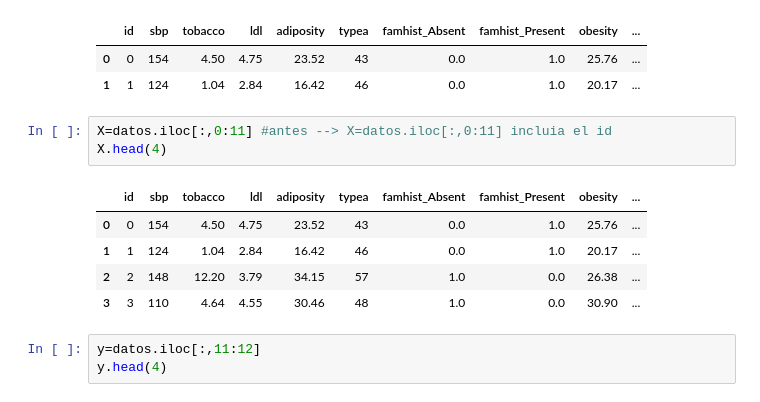
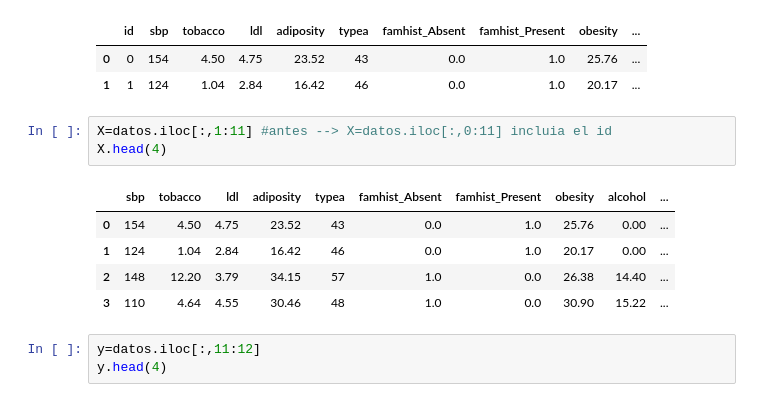
Before and after one commit to LucasMirandaD/Gestion-de-Datos, a Jupyter notebook: LM_Competencia_Kaggle.ipynb, the cells around one changed output. Drawn from its saved outputs; the diff is of its cells as text.

```diff
--- a/LM_Competencia_Kaggle.ipynb
+++ b/LM_Competencia_Kaggle.ipynb
@@ -91,14 +91,14 @@ datos.head(2)
 | 0 | 0 | 154 | 4.50 | 4.75 | 23.52 | 43 | 0.0 | 1.0 | 25.76 | ... |
 | 1 | 1 | 124 | 1.04 | 2.84 | 16.42 | 46 | 0.0 | 1.0 | 20.17 | ... |
 # %%
-X=datos.iloc[:,0:11] #antes --> X=datos.iloc[:,0:11] incluia el id
+X=datos.iloc[:,1:11] #antes --> X=datos.iloc[:,0:11] incluia el id
 X.head(4)
 # %% [output]
-|  | id | sbp | tobacco | ldl | adiposity | typea | famhist_Absent | famhist_Present | obesity | ... |
-| 0 | 0 | 154 | 4.50 | 4.75 | 23.52 | 43 | 0.0 | 1.0 | 25.76 | ... |
-| 1 | 1 | 124 | 1.04 | 2.84 | 16.42 | 46 | 0.0 | 1.0 | 20.17 | ... |
-| 2 | 2 | 148 | 12.20 | 3.79 | 34.15 | 57 | 1.0 | 0.0 | 26.38 | ... |
-| 3 | 3 | 110 | 4.64 | 4.55 | 30.46 | 48 | 1.0 | 0.0 | 30.90 | ... |
+|  | sbp | tobacco | ldl | adiposity | typea | famhist_Absent | famhist_Present | obesity | alcohol | ... |
+| 0 | 154 | 4.50 | 4.75 | 23.52 | 43 | 0.0 | 1.0 | 25.76 | 0.00 | ... |
+| 1 | 124 | 1.04 | 2.84 | 16.42 | 46 | 0.0 | 1.0 | 20.17 | 0.00 | ... |
+| 2 | 148 | 12.20 | 3.79 | 34.15 | 57 | 1.0 | 0.0 | 26.38 | 14.40 | ... |
+| 3 | 110 | 4.64 | 4.55 | 30.46 | 48 | 1.0 | 0.0 | 30.90 | 15.22 | ... |
 # %%
 y=datos.iloc[:,11:12]
 y.head(4)
```
Also changed, not shown: parts of 8 cells of this notebook.
